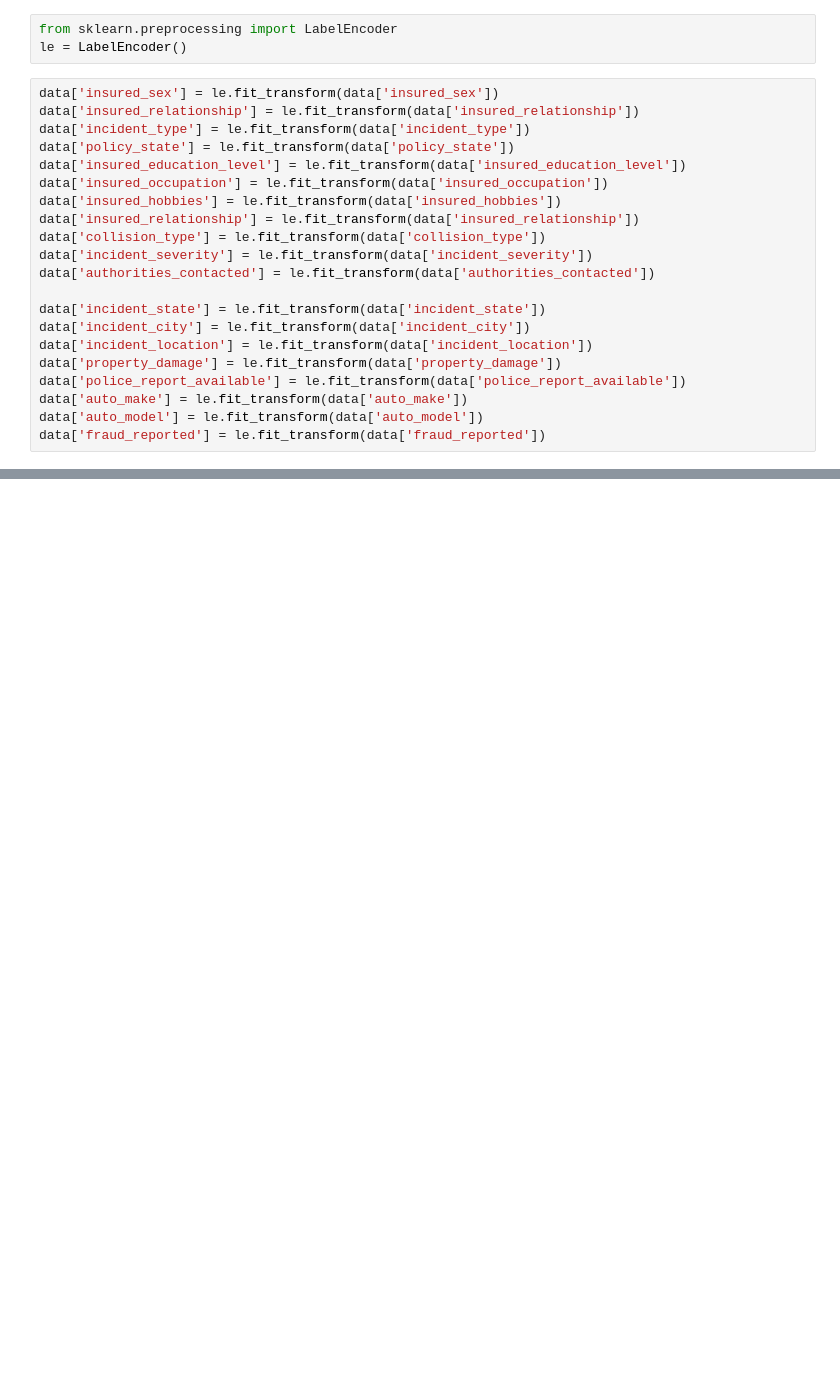
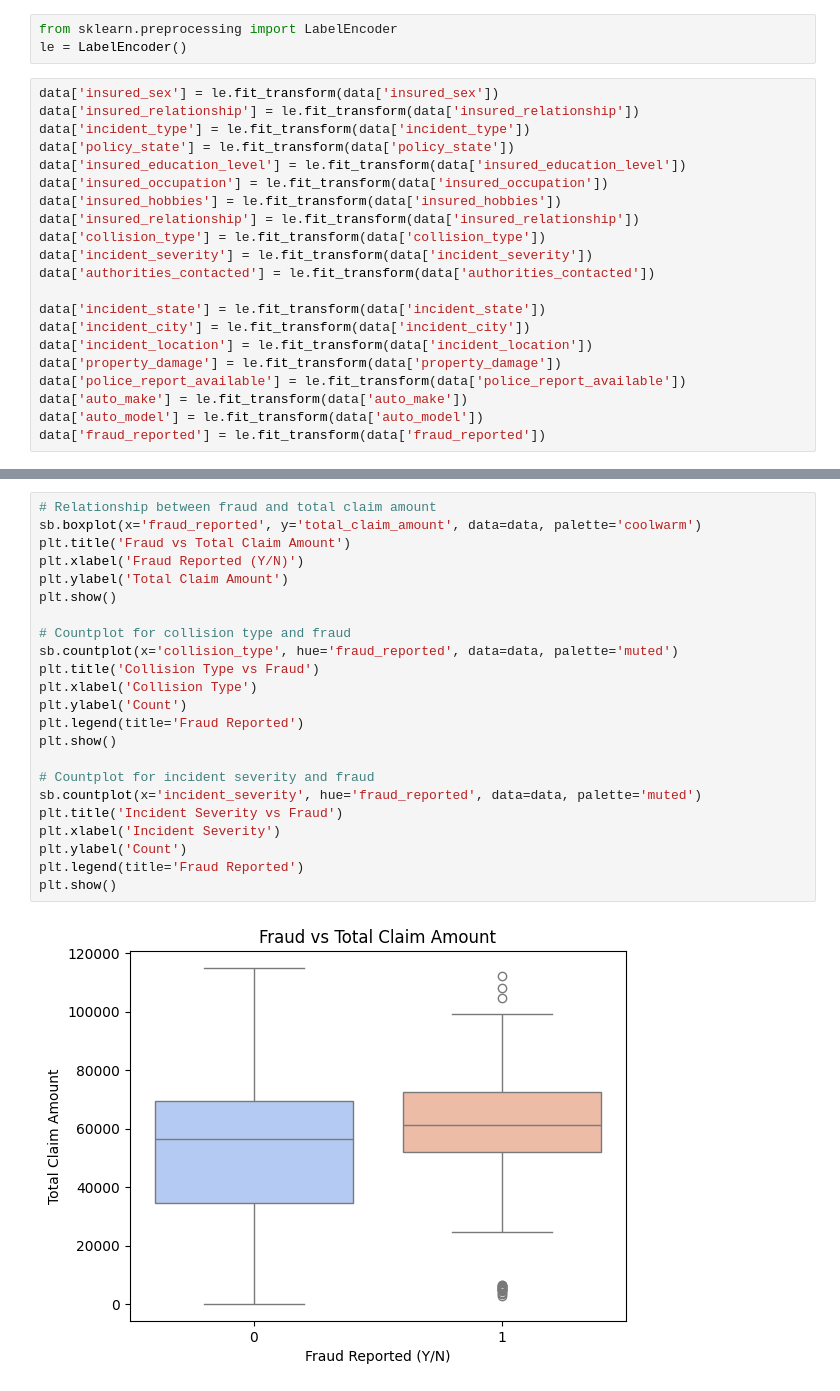
Before and after one commit to soplima/Automobile-Insurance-Claim-Prediction, a Jupyter notebook: InsuranceClaimAnalysis.ipynb, the cells around one changed output, grey strips where cells are left out. Cells and saved outputs as stored; diff of their text form; blank space fills up the shorter version.

```diff
--- a/InsuranceClaimAnalysis.ipynb
+++ b/InsuranceClaimAnalysis.ipynb
@@ -218,0 +334,25 @@ ValueError: could not convert string to float: '2014-10-17'
+# %%
+# Relationship between fraud and total claim amount
+sb.boxplot(x='fraud_reported', y='total_claim_amount', data=data, palette='coolwarm')
+plt.title('Fraud vs Total Claim Amount')
+plt.xlabel('Fraud Reported (Y/N)')
+plt.ylabel('Total Claim Amount')
+plt.show()
+
+# Countplot for collision type and fraud
+sb.countplot(x='collision_type', hue='fraud_reported', data=data, palette='muted')
+plt.title('Collision Type vs Fraud')
+plt.xlabel('Collision Type')
+plt.ylabel('Count')
+plt.legend(title='Fraud Reported')
+plt.show()
+
+# Countplot for incident severity and fraud
+sb.countplot(x='incident_severity', hue='fraud_reported', data=data, palette='muted')
+plt.title('Incident Severity vs Fraud')
+plt.xlabel('Incident Severity')
+plt.ylabel('Count')
+plt.legend(title='Fraud Reported')
+plt.show()
+# %% [output]
+[figure, added]
```
Also changed, not shown: parts of 19 cells of this notebook.
